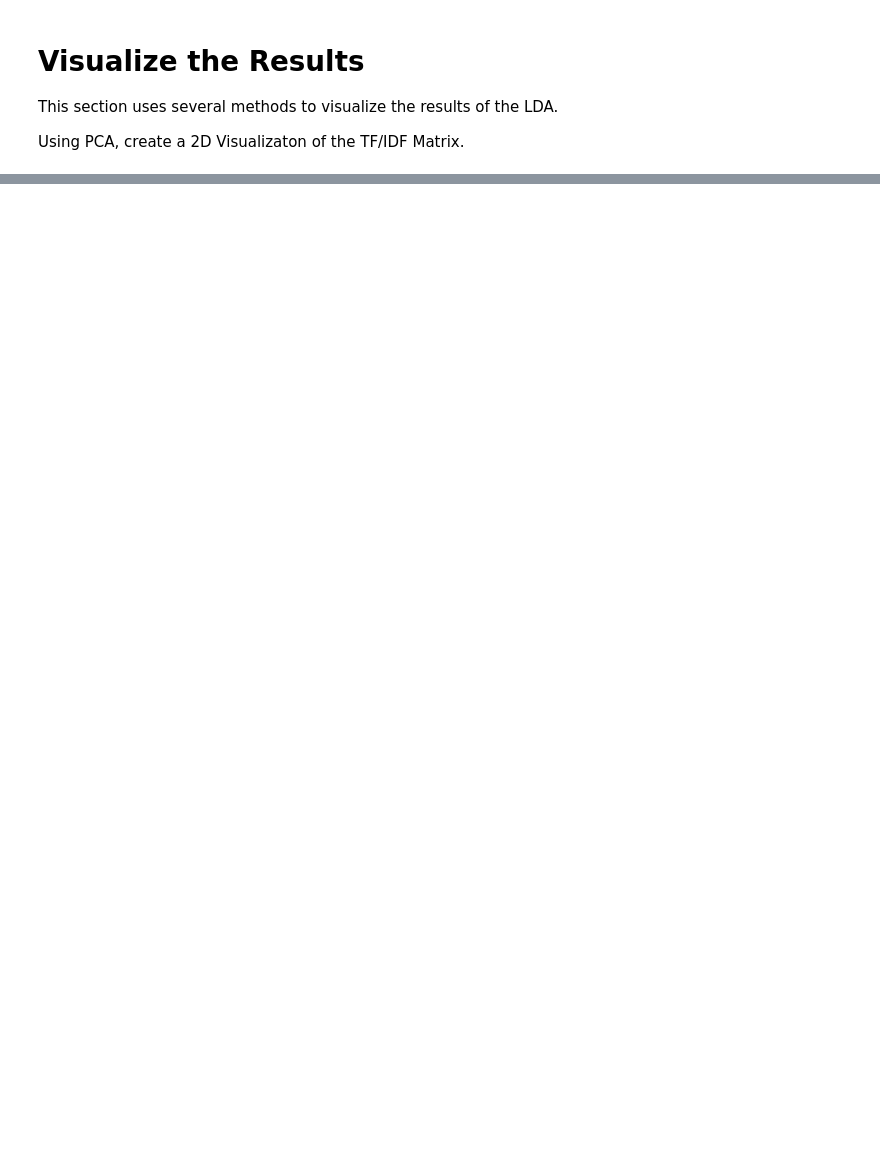
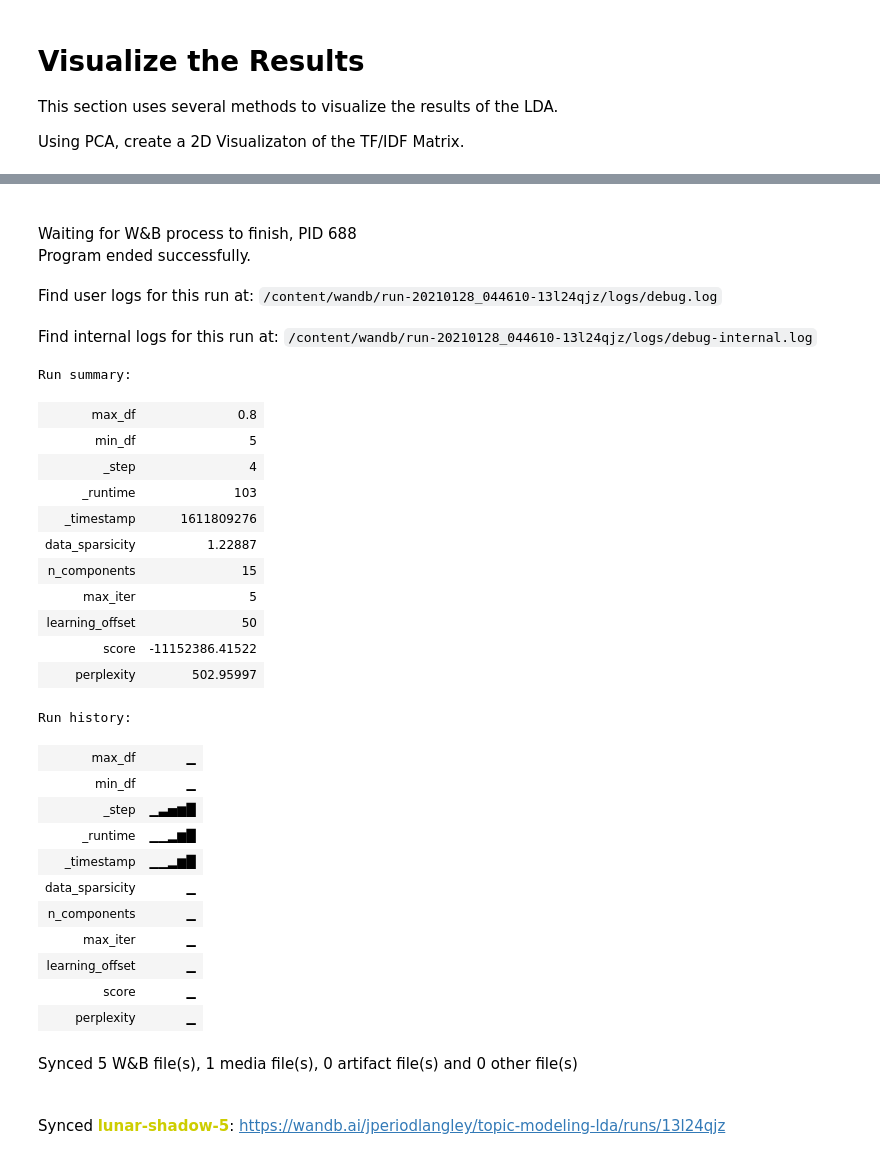
Before and after one commit to HSV-AI/presentations, a Jupyter notebook: 2021/210127_WandB.ipynb, the cells around one changed output, grey strips where cells are left out. Cells and saved outputs as stored; diff of their text form; code cells hidden in the pictures; blank space fills up the shorter version.

```diff
--- a/2021/210127_WandB.ipynb
+++ b/2021/210127_WandB.ipynb
@@ -598,0 +173,33 @@ print(doc.tags[0],text)
+# %%
+run.finish()
+# %% [output]
+Waiting for W&B process to finish, PID 688
+Program ended successfully.
+Find user logs for this run at: /content/wandb/run-20210128_044610-13l24qjz/logs/debug.log
+Find internal logs for this run at: /content/wandb/run-20210128_044610-13l24qjz/logs/debug-internal.log
+Run summary:
+| max_df | 0.8 |
+| min_df | 5 |
+| _step | 4 |
+| _runtime | 103 |
+| _timestamp | 1611809276 |
+| data_sparsicity | 1.22887 |
+| n_components | 15 |
+| max_iter | 5 |
+| learning_offset | 50 |
+| score | -11152386.41522 |
+| perplexity | 502.95997 |
+Run history:
+| max_df | ▁ |
+| min_df | ▁ |
+| _step | ▁▃▅▆█ |
+| _runtime | ▁▁▂▆█ |
+| _timestamp | ▁▁▂▆█ |
+| data_sparsicity | ▁ |
+| n_components | ▁ |
+| max_iter | ▁ |
+| learning_offset | ▁ |
+| score | ▁ |
+| perplexity | ▁ |
+Synced 5 W&B file(s), 1 media file(s), 0 artifact file(s) and 0 other file(s)
+Synced lunar-shadow-5: https://wandb.ai/jperiodlangley/topic-modeling-lda/runs/13l24qjz
```
Also changed, not shown: parts of 51 cells of this notebook.
